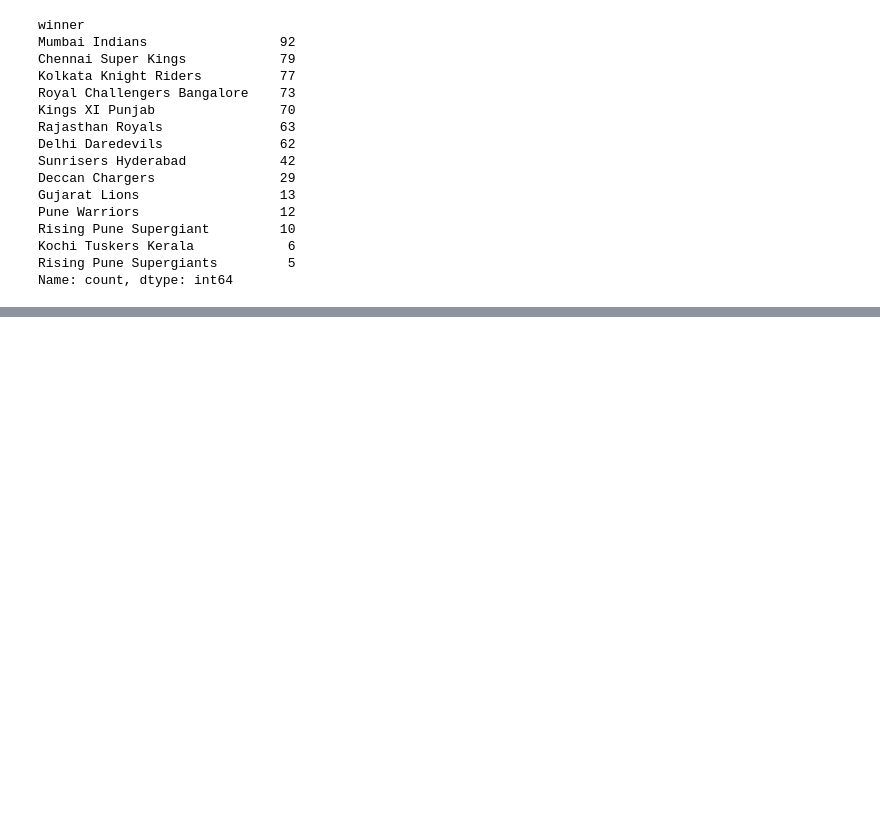
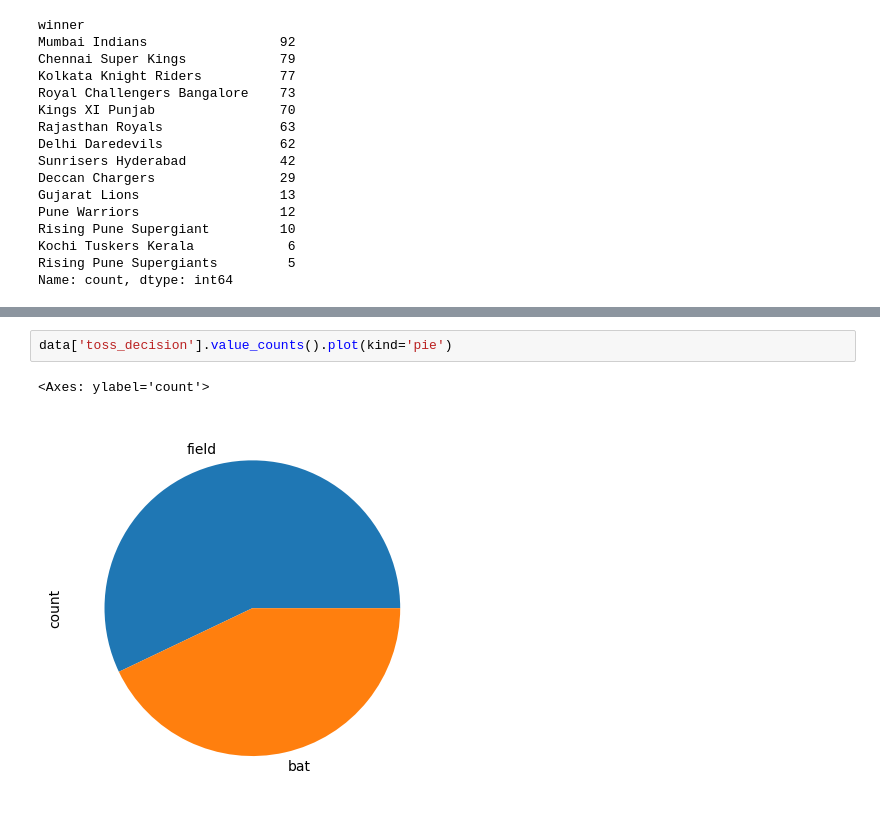
Before and after one commit to himanshisrestha/Numpy, a Jupyter notebook: IPL analysis (1).ipynb, the cells around one changed output, grey strips where cells are left out. Saved outputs shown, nothing was run; the diff lists cells and outputs as text; blank space fills up the shorter version.

```diff
--- a/IPL analysis (1).ipynb
+++ b/IPL analysis (1).ipynb
@@ -370,0 +397,5 @@ Name: count, dtype: int64
+# %%
+data['toss_decision'].value_counts().plot(kind='pie')
+# %% [output]
+<Axes: ylabel='count'>
+[figure, added]
```
Also changed, not shown: parts of 29 cells of this notebook.
